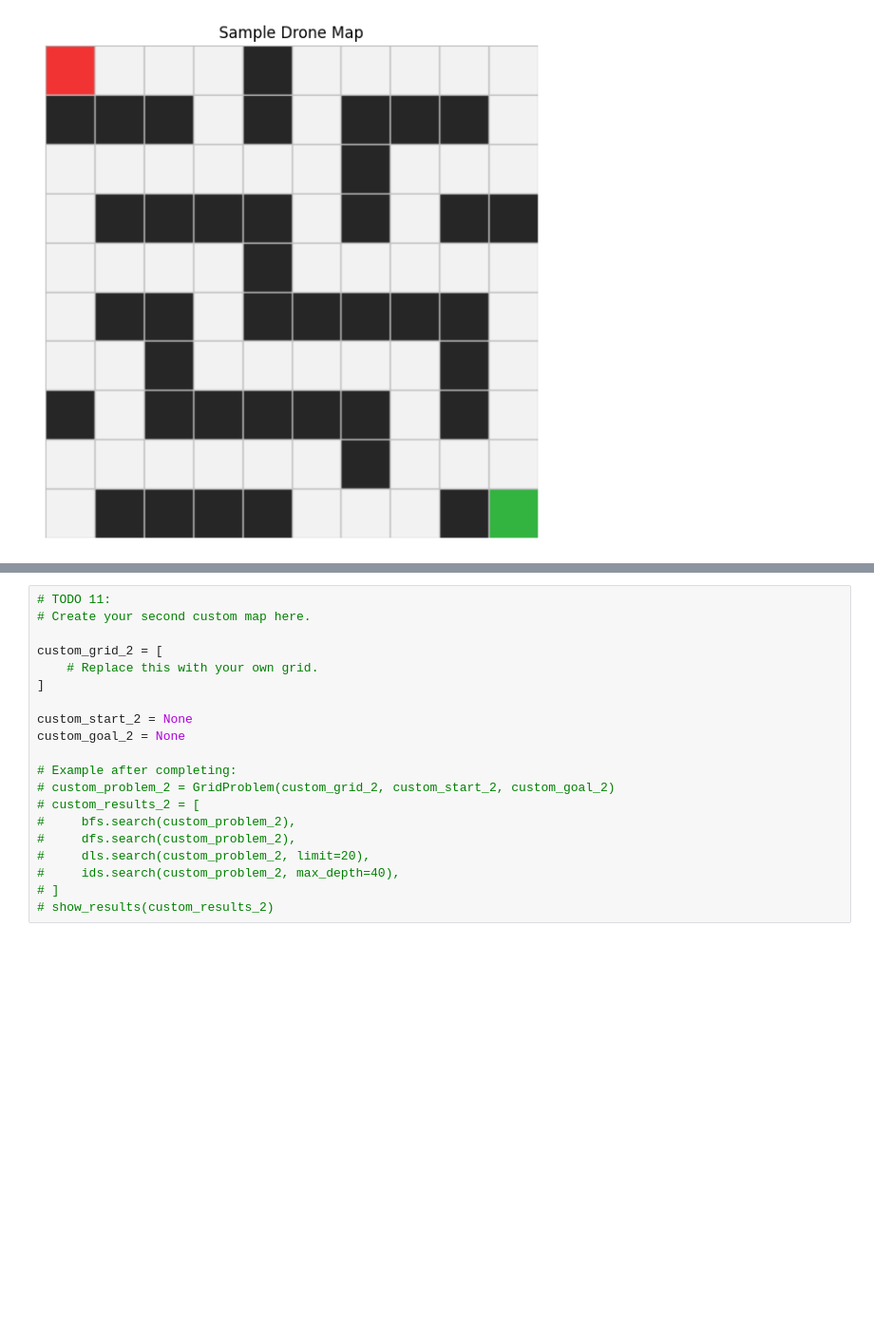
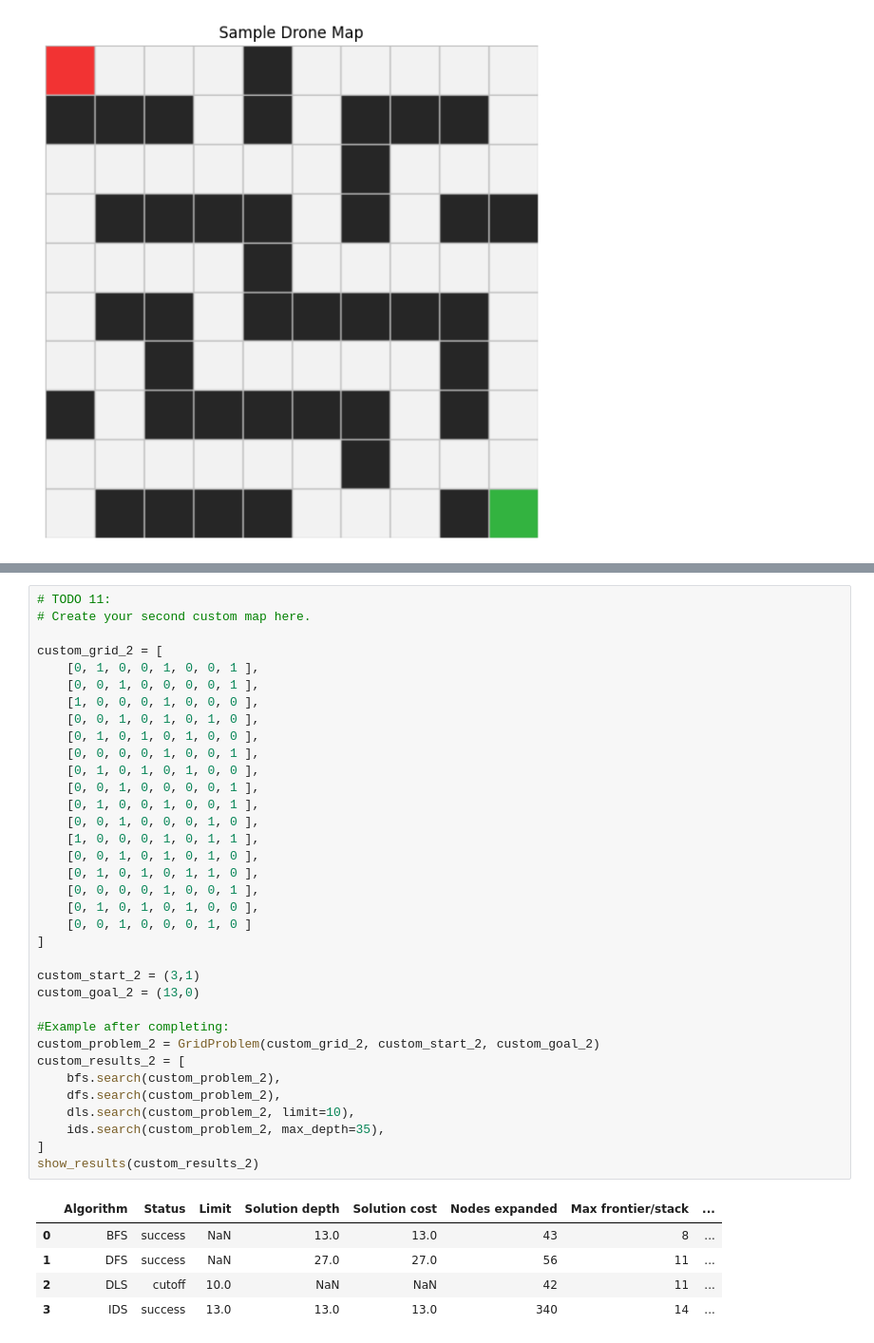
Before and after one commit to Akurang/Akurang_Gabriel_Lab1, a Jupyter notebook: lab1_exercises.ipynb, the cells around one changed output, grey strips where cells are left out. Shown at 95% size. Drawn from its saved outputs; the diff is of its cells as text; blank space fills up the shorter version.

```diff
--- a/lab1_exercises.ipynb
+++ b/lab1_exercises.ipynb
@@ -702,20 +726,41 @@ custom_goal_1 = None
 # %%
 # TODO 11:
 # Create your second custom map here.
 
 custom_grid_2 = [
-    # Replace this with your own grid.
+    [0, 1, 0, 0, 1, 0, 0, 1 ],
+    [0, 0, 1, 0, 0, 0, 0, 1 ],
+    [1, 0, 0, 0, 1, 0, 0, 0 ],
+    [0, 0, 1, 0, 1, 0, 1, 0 ],
+    [0, 1, 0, 1, 0, 1, 0, 0 ],
+    [0, 0, 0, 0, 1, 0, 0, 1 ],
+    [0, 1, 0, 1, 0, 1, 0, 0 ],
+    [0, 0, 1, 0, 0, 0, 0, 1 ],
+    [0, 1, 0, 0, 1, 0, 0, 1 ],
+    [0, 0, 1, 0, 0, 0, 1, 0 ],
+    [1, 0, 0, 0, 1, 0, 1, 1 ],
+    [0, 0, 1, 0, 1, 0, 1, 0 ],
+    [0, 1, 0, 1, 0, 1, 1, 0 ],
+    [0, 0, 0, 0, 1, 0, 0, 1 ],
+    [0, 1, 0, 1, 0, 1, 0, 0 ],
+    [0, 0, 1, 0, 0, 0, 1, 0 ]
 ]
 
-custom_start_2 = None
-custom_goal_2 = None
+custom_start_2 = (3,1)
+custom_goal_2 = (13,0)
 
-# Example after completing:
-# custom_problem_2 = GridProblem(custom_grid_2, custom_start_2, custom_goal_2)
-# custom_results_2 = [
-#     bfs.search(custom_problem_2),
-#     dfs.search(custom_problem_2),
-#     dls.search(custom_problem_2, limit=20),
-#     ids.search(custom_problem_2, max_depth=40),
-# ]
-# show_results(custom_results_2)
+#Example after completing:
+custom_problem_2 = GridProblem(custom_grid_2, custom_start_2, custom_goal_2)
+custom_results_2 = [
+    bfs.search(custom_problem_2),
+    dfs.search(custom_problem_2),
+    dls.search(custom_problem_2, limit=10),
+    ids.search(custom_problem_2, max_depth=35),
+]
+show_results(custom_results_2)
+# %% [output]
+|  | Algorithm | Status | Limit | Solution depth | Solution cost | Nodes expanded | Max frontier/stack | ... |
+| 0 | BFS | success | NaN | 13.0 | 13.0 | 43 | 8 | ... |
+| 1 | DFS | success | NaN | 27.0 | 27.0 | 56 | 11 | ... |
+| 2 | DLS | cutoff | 10.0 | NaN | NaN | 42 | 11 | ... |
+| 3 | IDS | success | 13.0 | 13.0 | 13.0 | 340 | 14 | ... |
```
Also changed, not shown: parts of 8 cells of this notebook.
